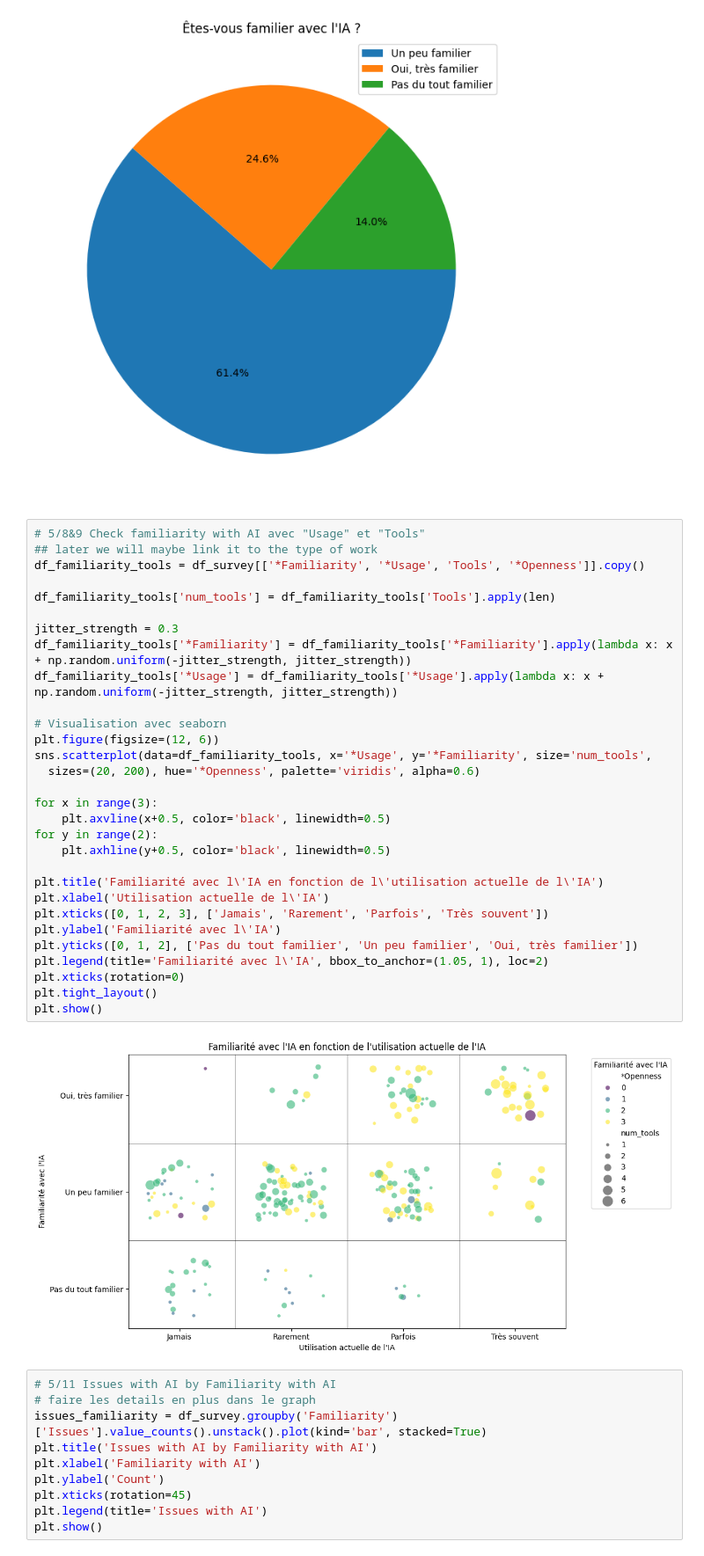
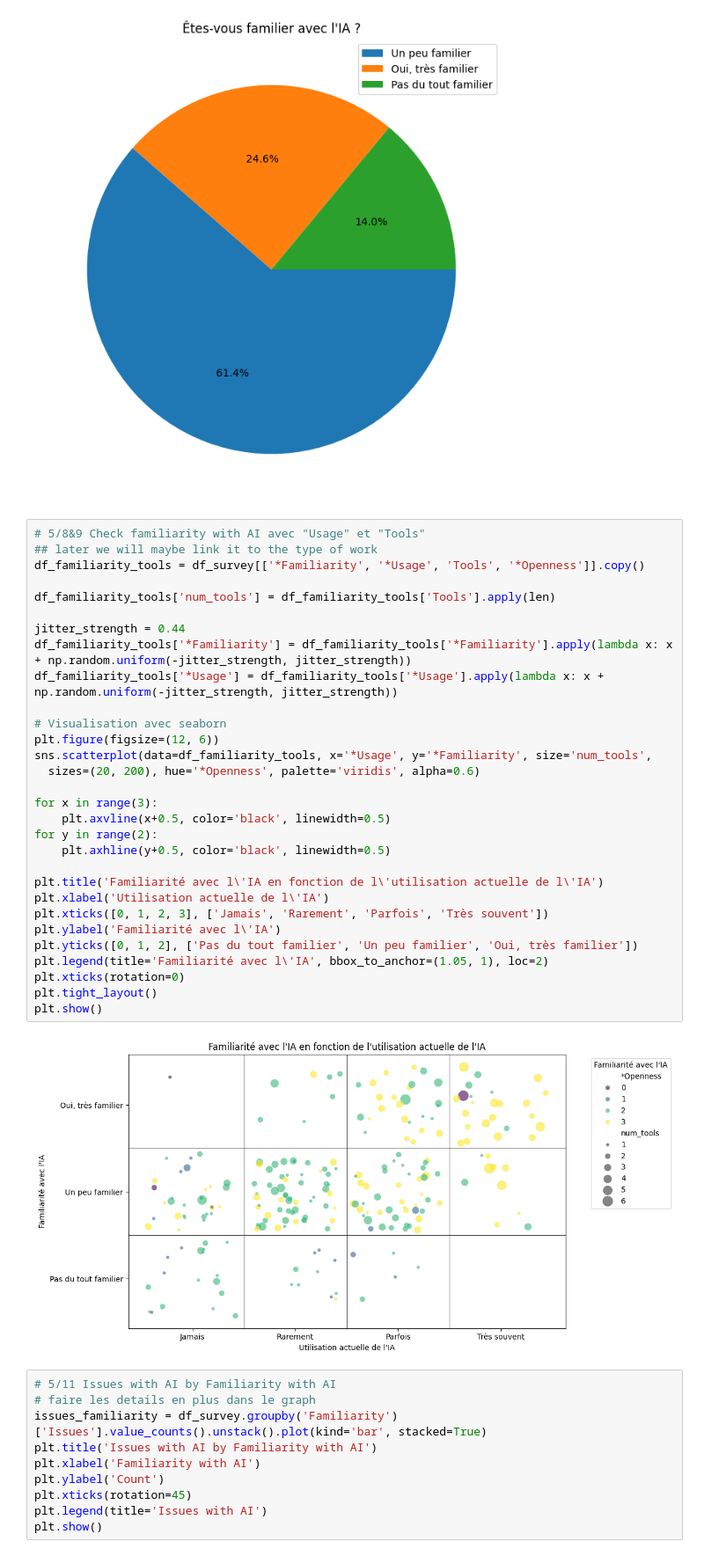
Before and after one commit to QuentinDstl/survey_adoption_by_employees, a Jupyter notebook: src/main.ipynb, the cells around one changed output. Shown at 88% size. Saved outputs shown, nothing was run; the diff lists cells and outputs as text.

```diff
--- a/src/main.ipynb
+++ b/src/main.ipynb
@@ -1127,35 +1127,35 @@ plot_pie('Familiarity', 'Êtes-vous familier avec l\'IA ?')
 # %%
 # 5/8&9 Check familiarity with AI avec "Usage" et "Tools"
 ## later we will maybe link it to the type of work
 df_familiarity_tools = df_survey[['*Familiarity', '*Usage', 'Tools', '*Openness']].copy()
 
 df_familiarity_tools['num_tools'] = df_familiarity_tools['Tools'].apply(len)
 
-jitter_strength = 0.3
+jitter_strength = 0.44
 df_familiarity_tools['*Familiarity'] = df_familiarity_tools['*Familiarity'].apply(lambda x: x + np.random.uniform(-jitter_strength, jitter_strength))
 df_familiarity_tools['*Usage'] = df_familiarity_tools['*Usage'].apply(lambda x: x + np.random.uniform(-jitter_strength, jitter_strength))
 
 # Visualisation avec seaborn
 plt.figure(figsize=(12, 6))
 sns.scatterplot(data=df_familiarity_tools, x='*Usage', y='*Familiarity', size='num_tools',
   sizes=(20, 200), hue='*Openness', palette='viridis', alpha=0.6)
 
 for x in range(3):
     plt.axvline(x+0.5, color='black', linewidth=0.5)
 for y in range(2):
     plt.axhline(y+0.5, color='black', linewidth=0.5)
 
 plt.title('Familiarité avec l\'IA en fonction de l\'utilisation actuelle de l\'IA')
 plt.xlabel('Utilisation actuelle de l\'IA')
 plt.xticks([0, 1, 2, 3], ['Jamais', 'Rarement', 'Parfois', 'Très souvent'])
 plt.ylabel('Familiarité avec l\'IA')
 plt.yticks([0, 1, 2], ['Pas du tout familier', 'Un peu familier', 'Oui, très familier'])
 plt.legend(title='Familiarité avec l\'IA', bbox_to_anchor=(1.05, 1), loc=2)
 plt.xticks(rotation=0)
 plt.tight_layout()
 plt.show()
 # %% [output]
-[figure, old version]
+[figure, new version]
 # %%
 # 5/11 Issues with AI by Familiarity with AI
 # faire les details en plus dans le graph
```
Also changed, not shown: 1 other file.
